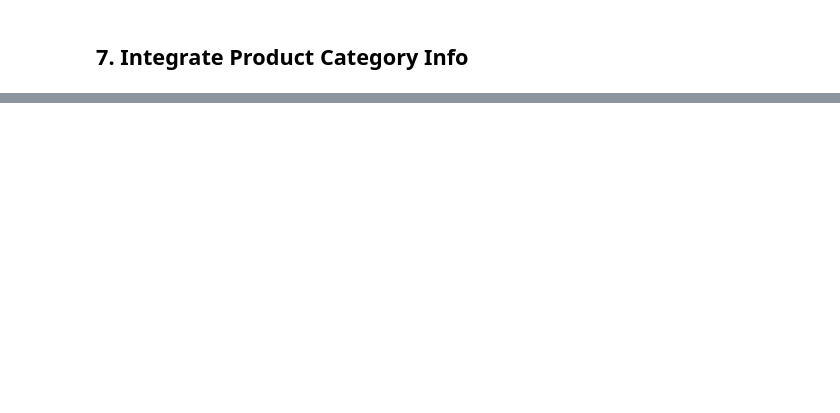
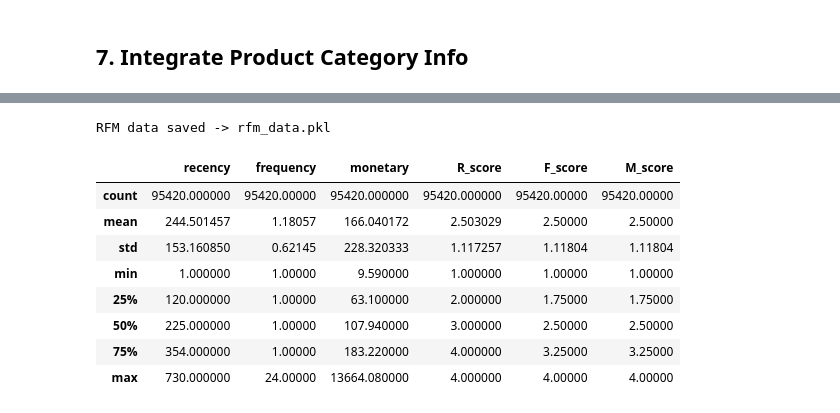
Before and after one commit to kealankuar/olist-analysis-dashboard-project, a Jupyter notebook: rfm_analysis/rfm_analysis.ipynb, the cells around one changed output, grey strips where cells are left out. Saved outputs shown, nothing was run; the diff lists cells and outputs as text; code cells hidden in the pictures; blank space fills up the shorter version.

```diff
--- a/rfm_analysis/rfm_analysis.ipynb
+++ b/rfm_analysis/rfm_analysis.ipynb
@@ -216,0 +244,17 @@ rfm_df.head(5)
+# %%
+rfm_df.to_pickle("rfm_data.pkl")
+print("RFM data saved -> rfm_data.pkl")
+
+# A quick check
+rfm_df.describe()
+# %% [output]
+RFM data saved -> rfm_data.pkl
+|  | recency | frequency | monetary | R_score | F_score | M_score |
+| count | 95420.000000 | 95420.00000 | 95420.000000 | 95420.000000 | 95420.00000 | 95420.00000 |
+| mean | 244.501457 | 1.18057 | 166.040172 | 2.503029 | 2.50000 | 2.50000 |
+| std | 153.160850 | 0.62145 | 228.320333 | 1.117257 | 1.11804 | 1.11804 |
+| min | 1.000000 | 1.00000 | 9.590000 | 1.000000 | 1.00000 | 1.00000 |
+| 25% | 120.000000 | 1.00000 | 63.100000 | 2.000000 | 1.75000 | 1.75000 |
+| 50% | 225.000000 | 1.00000 | 107.940000 | 3.000000 | 2.50000 | 2.50000 |
+| 75% | 354.000000 | 1.00000 | 183.220000 | 4.000000 | 3.25000 | 3.25000 |
+| max | 730.000000 | 24.00000 | 13664.080000 | 4.000000 | 4.00000 | 4.00000 |
```
Also changed, not shown: parts of 1 cell of this notebook, 1 other file.
